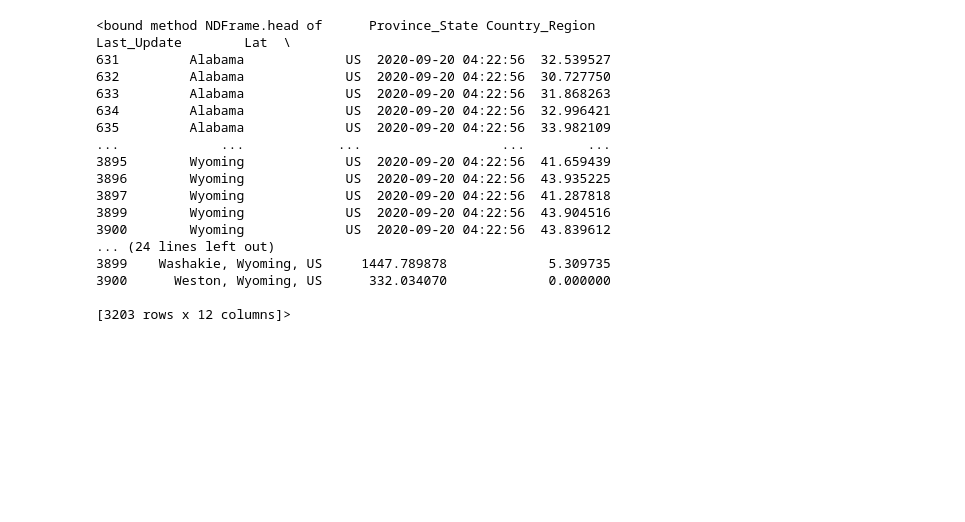
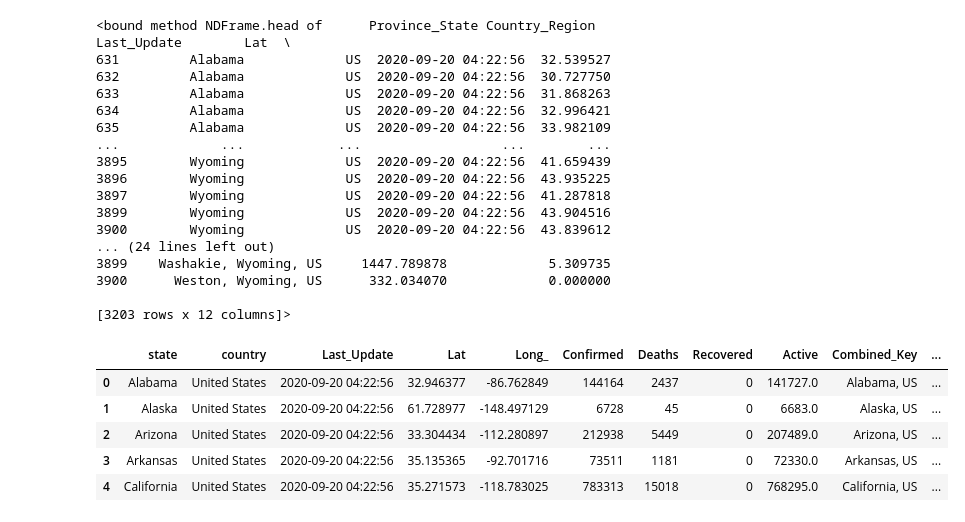
Before and after one commit to alhparsa/CMPT459-Project, a Jupyter notebook: Milestone_1.ipynb, the cells around one changed output. Saved outputs shown, nothing was run; the diff lists cells and outputs as text; code cells hidden in the pictures; blank space fills up the shorter version.

```diff
--- a/Milestone_1.ipynb
+++ b/Milestone_1.ipynb
@@ -250,17 +250,24 @@ def state_Key(states):
 # %%
 total_US_State_Confirmed = sum_of_cases('Confirmed', states, us_loc)
 total_US_State_Deaths = sum_of_cases('Deaths', states, us_loc)
 total_US_State_Recovered = sum_of_cases('Recovered', states, us_loc)
 total_US_State_Active = sum_of_cases('Active', states, us_loc)
 
 population = population_Total(states, us_loc)
 incidence_Rate = aggregated_Incidence_Rate(population, total_US_State_Confirmed)
 fatality_Rate = case_Fatality(total_US_State_Confirmed, total_US_State_Deaths)
 keys = state_Key(states)
 
 # All US data updated at same time
 temp = us_loc['Last_Update'].unique()
 last_update = temp[0]
 
-states_weighted_sum = pd.DataFrame({'state':states, 'Last_Update': last_update, 'latitude':weighted_lat_list, 'longitude':weighted_long_list, 'Confirmed': total_US_State_Confirmed, 'Deaths': total_US_State_Deaths, 'Recovered': total_US_State_Recovered, 'Active': total_US_State_Active, 'Combined_Key': keys, 'Incidence_Rate': incidence_Rate, 'Case-Fatality_Ratio': fatality_Rate },)
+states_weighted_sum = pd.DataFrame({'state':states, 'country': 'United States', 'Last_Update': last_update, 'Lat':weighted_lat_list, 'Long_':weighted_long_list, 'Confirmed': total_US_State_Confirmed, 'Deaths': total_US_State_Deaths, 'Recovered': total_US_State_Recovered, 'Active': total_US_State_Active, 'Combined_Key': keys, 'Incidence_Rate': incidence_Rate, 'Case-Fatality_Ratio': fatality_Rate },)
 states_weighted_sum.head(5)
+# %% [output]
+|  | state | country | Last_Update | Lat | Long_ | Confirmed | Deaths | Recovered | Active | Combined_Key | ... |
+| 0 | Alabama | United States | 2020-09-20 04:22:56 | 32.946377 | -86.762849 | 144164 | 2437 | 0 | 141727.0 | Alabama, US | ... |
+| 1 | Alaska | United States | 2020-09-20 04:22:56 | 61.728977 | -148.497129 | 6728 | 45 | 0 | 6683.0 | Alaska, US | ... |
+| 2 | Arizona | United States | 2020-09-20 04:22:56 | 33.304434 | -112.280897 | 212938 | 5449 | 0 | 207489.0 | Arizona, US | ... |
+| 3 | Arkansas | United States | 2020-09-20 04:22:56 | 35.135365 | -92.701716 | 73511 | 1181 | 0 | 72330.0 | Arkansas, US | ... |
+| 4 | California | United States | 2020-09-20 04:22:56 | 35.271573 | -118.783025 | 783313 | 15018 | 0 | 768295.0 | California, US | ... |
```
Also changed, not shown: parts of 6 cells of this notebook.
